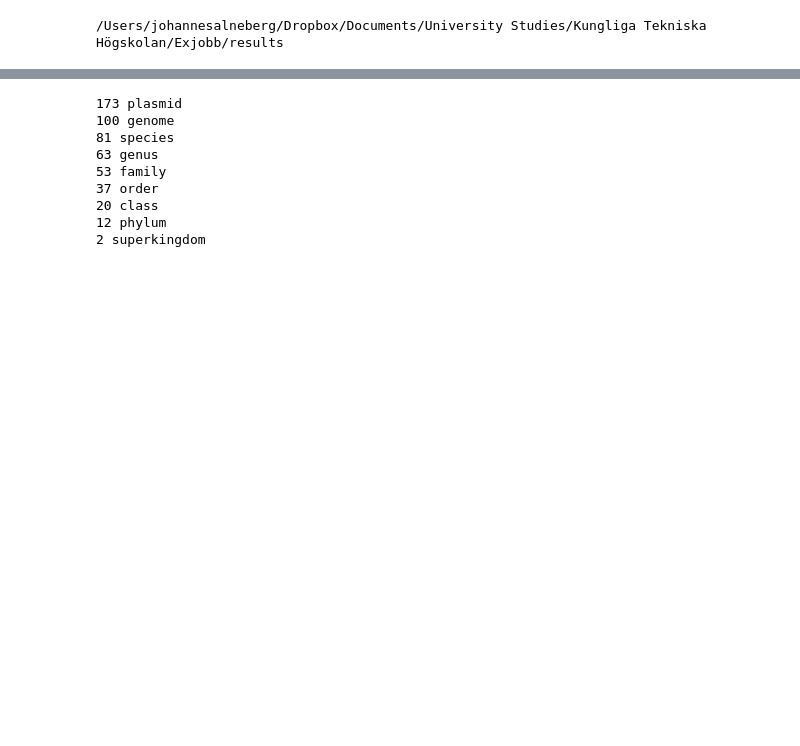
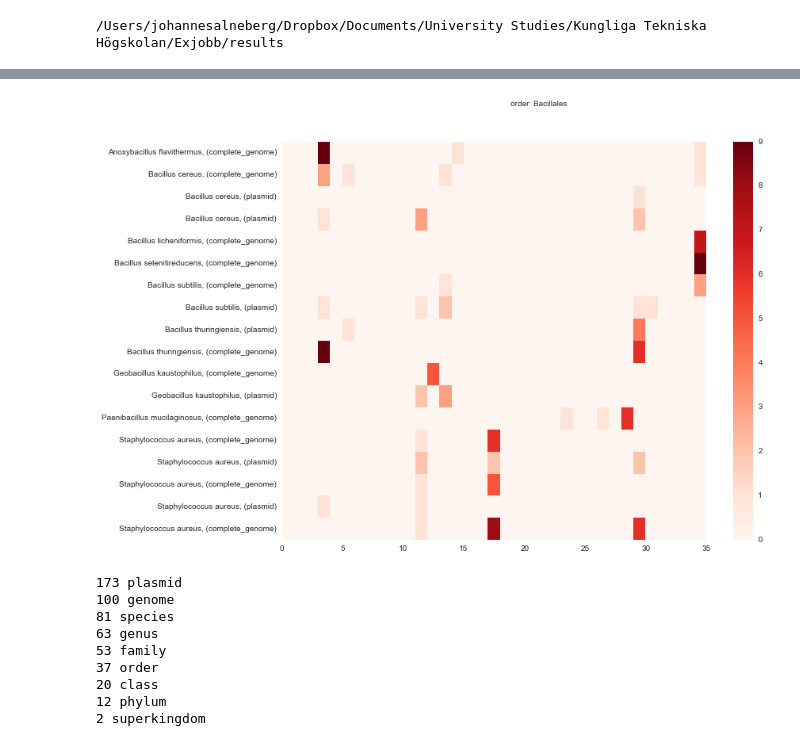
Before and after one commit to alneberg/public_notebooks, a Jupyter notebook: Exjobb-phylogenetic-dataframe.ipynb, the cells around one changed output, grey strips where cells are left out. Drawn from its saved outputs; the diff is of its cells as text; code cells hidden in the pictures; blank space fills up the shorter version.

Commit message:
Heatmap for confusion matrix with sorted rows on species name

```diff
--- a/Exjobb-phylogenetic-dataframe.ipynb
+++ b/Exjobb-phylogenetic-dataframe.ipynb
@@ -4,3 +10,7 @@ import glob
+# %%
+%matplotlib inline
+#config InlineBackend.rc = {'font.size': 10, 'figure.figsize': (18.0, 12.0), 'figure.facecolor': 'white', 'savefig.dpi': 120, 'figure.subplot.bottom': 0.125, 'figure.edgecolor': 'white'}
+mpl.rc("figure", figsize=(12, 9))
 # %%
 cd /Users/johannesalneberg/Dropbox/Documents/University\ Studies
 # %% [output]
@@ -23,3 +33,6 @@ cd results/
 #for f in glob.glob("correct_clustering_*"):
 #   series[f[19:][:-4]] = pd.Series.from_csv(f)
 df = pd.read_csv('correct_clustering_table.csv')
+# Load confusion matrix for 4_90_1000_diag run
+conf_df = pd.read_csv('4_90_1000_diag_plasmid_conf.csv', index_col=0)
+type_df = pd.read_csv('sequence_id_type_uniq.csv', index_col=0, header=None, names=['sequence_id', 'type'])
@@ -44,3 +225,24 @@ dtypes: object(10)
+# %%
+groupby_level = 'order'
+for groupby_val, gen_df in df.groupby(groupby_level):
+    if groupby_val != 'Bacillales':
+        continue
+    # gen_df is on contig detail level
+    gen_df = gen_df.sort('species', ascending=False)
+
+    # The confusion data for our genomes/plasmids
+    gen_conf_df = conf_df.ix[gen_df['plasmid'].unique()]
+    # The type of each genome/plasmid
+    groupby_type_df = type_df.ix[gen_df['plasmid'].unique()].values
+    # The species name of each genome/plasmid
+    plasmid_spec_dict = {}
+    for plasmid, plasmid_gen_df in gen_df.groupby('plasmid'):
+        plasmid_spec_dict[plasmid] = plasmid_gen_df.species.unique()[0]
+    labels = ["{0}, ({1})".format(plasmid_spec_dict[g_id], g_type[0]) for g_id, g_type in zip(gen_conf_df.index, groupby_type_df)]
+    fig = ppl.pcolormesh(gen_conf_df.values, yticklabels=labels)
+    fig.suptitle("{0}: {1}".format(groupby_level, groupby_val))
+# %% [output]
+[figure, added]
 # %%
 #df.to_csv('correct_clustering_table.csv')
 # %%
```
Also changed, not shown: parts of 8 cells of this notebook.
